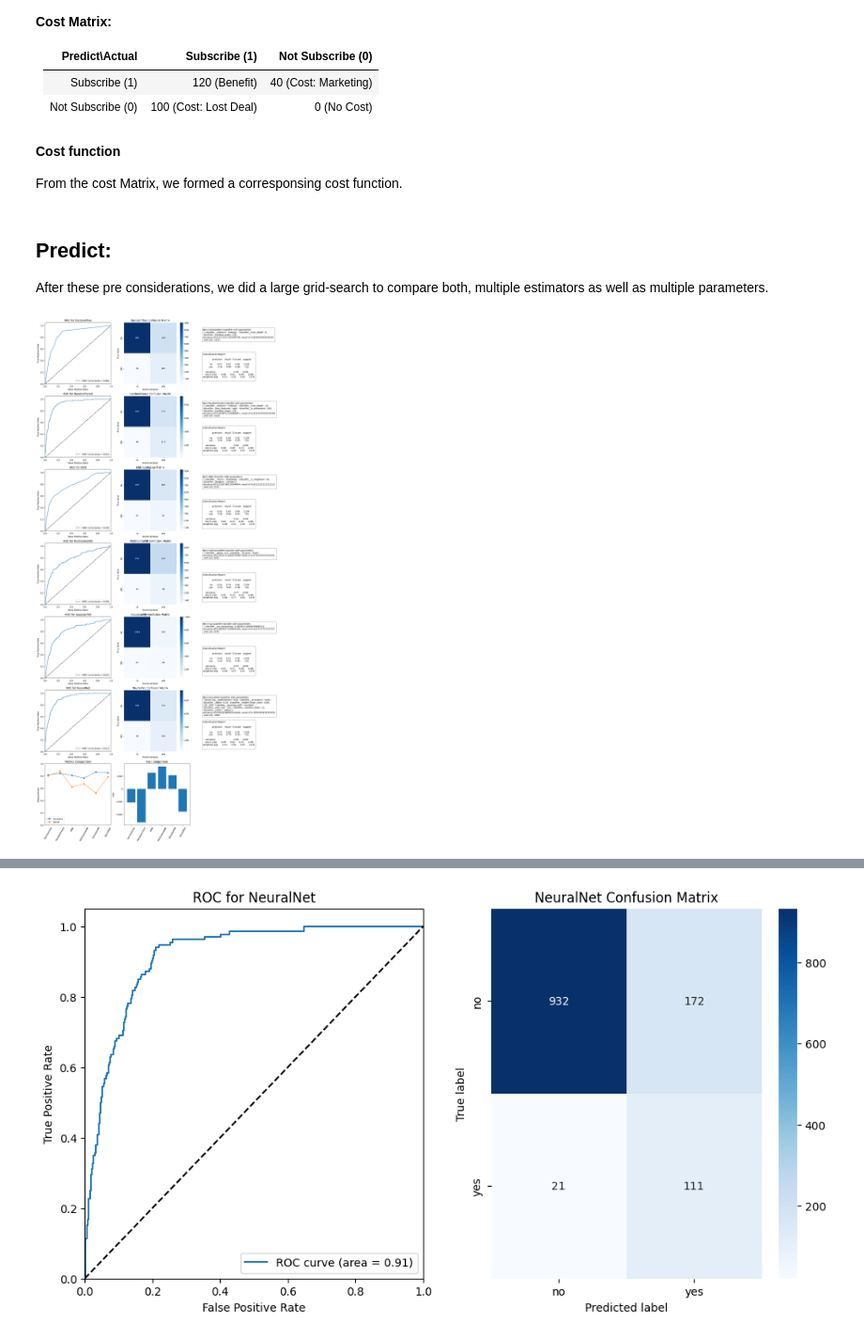
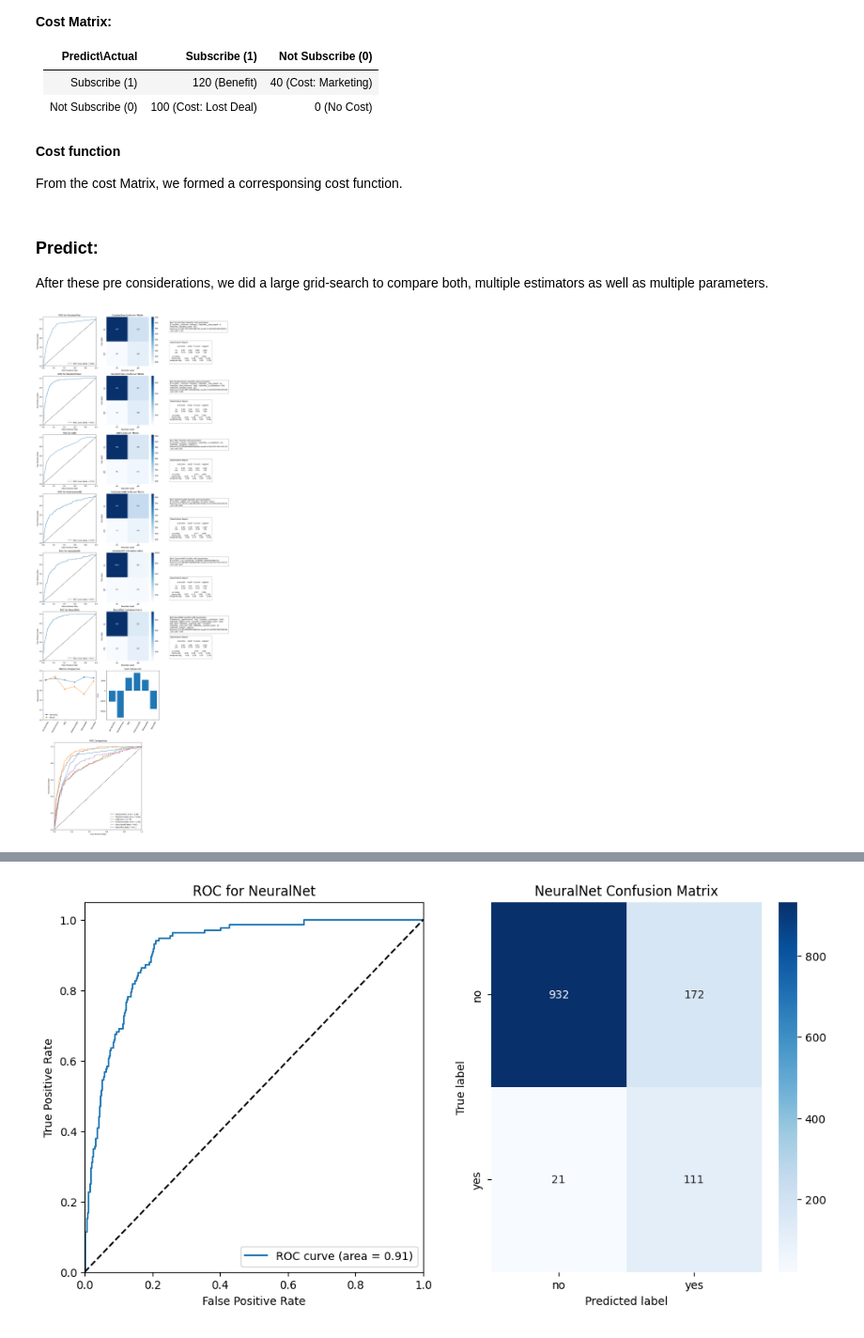
Before and after one commit to joscha-st/ibait_ml_g1, a Jupyter notebook: main.ipynb, the cells around one changed output, grey strips where cells are left out. Shown at 94% size. Cells and saved outputs as stored; diff of their text form; code cells hidden in the pictures.

```diff
--- a/main.ipynb
+++ b/main.ipynb
@@ -184,7 +184,7 @@ def cost_function(y_true, y_pred):
 
 scorer = make_scorer(cost_function, greater_is_better=False)
 # %% [markdown]
-## Predict:
+### Predict:
 After these pre considerations, we did a large grid-search to compare both, multiple estimators as well as multiple parameters.
 # %%
 
@@ -205,6 +205,7 @@ recalls = []
 costs = []
 
 fig, axs = plt.subplots(len(classifiers)+1, 2, figsize=(12, (len(classifiers)+1) * 6))
+ax_r = fig.add_axes([0.2, -0.1, 7/fig.get_figwidth(), 7/fig.get_figheight()])
 
 
 # split into test and training data
@@ -243,6 +244,8 @@ for i, (name, pipeline, param_grid) in enumerate(classifiers):
     axs[i, 0].set_ylabel('True Positive Rate')
     axs[i, 0].set_title('ROC for {}'.format(name))
     axs[i, 0].legend(loc="lower right")
+    #and add to sum roc plot
+    ax_r.plot(fpr, tpr, label= name + ' (area = %0.2f)' % roc_auc)
 
     # Calculate acc, recall, cost
     cm = confusion_matrix(bank_target_test, prediction)
@@ -257,33 +260,40 @@ for i, (name, pipeline, param_grid) in enumerate(classifiers):
     recalls.append(recall)
 
     # Plot Confusion Matrix for each classifier
     sns.heatmap(cm, annot=True, fmt='d', cmap='Blues', ax=axs[i, 1], xticklabels=label_names, yticklabels=label_names)
     axs[i, 1].set_title('{} Confusion Matrix'.format(name))
     axs[i, 1].set_xlabel('Predicted label')
     axs[i, 1].set_ylabel('True label')
 
     axs[i, 1].text(1.5, 0.9, "Best {} Classifier with parameters\n".format(name) + textwrap.fill(str(best_param), width=70) + ": \nAccuracy of {}, recall of {} \n and cost {}".format(acc, recall, cost), horizontalalignment='left', verticalalignment='top', transform=axs[i, 1].transAxes, fontsize=10, bbox=dict(facecolor='white', alpha=0.5))
     axs[i, 1].text(1.5, 0.5, "Classification Report:\n\n{}".format(classification_report(bank_target_test, prediction, target_names=label_names), width=70), horizontalalignment='left', verticalalignment='top', transform=axs[i, 1].transAxes, fontsize=10, bbox=dict(facecolor='white', alpha=0.5))
 
 # Plotting comparison
 
 # Subplot for accuracy
-# plt.subplot(121)  # 1 row, 2 columns, plot 1
 axs[len(classifiers), 0].plot(names, accuracies, marker='o', label="Accuracy")
 axs[len(classifiers), 0].plot(names, recalls, marker='o', label="Recall")
 axs[len(classifiers), 0].set_title('Metrics Comparision')
 axs[len(classifiers), 0].set_ylabel('Measurement')
 axs[len(classifiers), 0].legend()
 axs[len(classifiers), 0].set_ylim([0,1])
 axs[len(classifiers), 0].tick_params(axis='x', rotation=60) # rotates x-axis labels 45 degrees
 
 # Subplot for cost
-# plt.subplot(122)  # 1 row, 2 columns, plot 2
 axs[len(classifiers), 1].bar(names, costs)
 axs[len(classifiers), 1].set_title('Cost comparison')
 axs[len(classifiers), 1].set_ylabel('Cost')
 axs[len(classifiers), 1].tick_params(axis='x', rotation=60, )  # rotates x-axis labels 45 degrees
 
+#Subplot with all roc curves
+ax_r.plot([0, 1], [0, 1], 'k--')
+ax_r.set_xlim([0.0, 1.0])
+ax_r.set_ylim([0.0, 1.05])
+ax_r.set_xlabel('False Positive Rate')
+ax_r.set_ylabel('True Positive Rate')
+ax_r.set_title('ROC Comparison')
+ax_r.legend(loc="lower right")
+
 plt.show()
 # %% [output]
-[figure, old version]
+[figure, new version]
```
Also changed, not shown: parts of 3 cells of this notebook.
